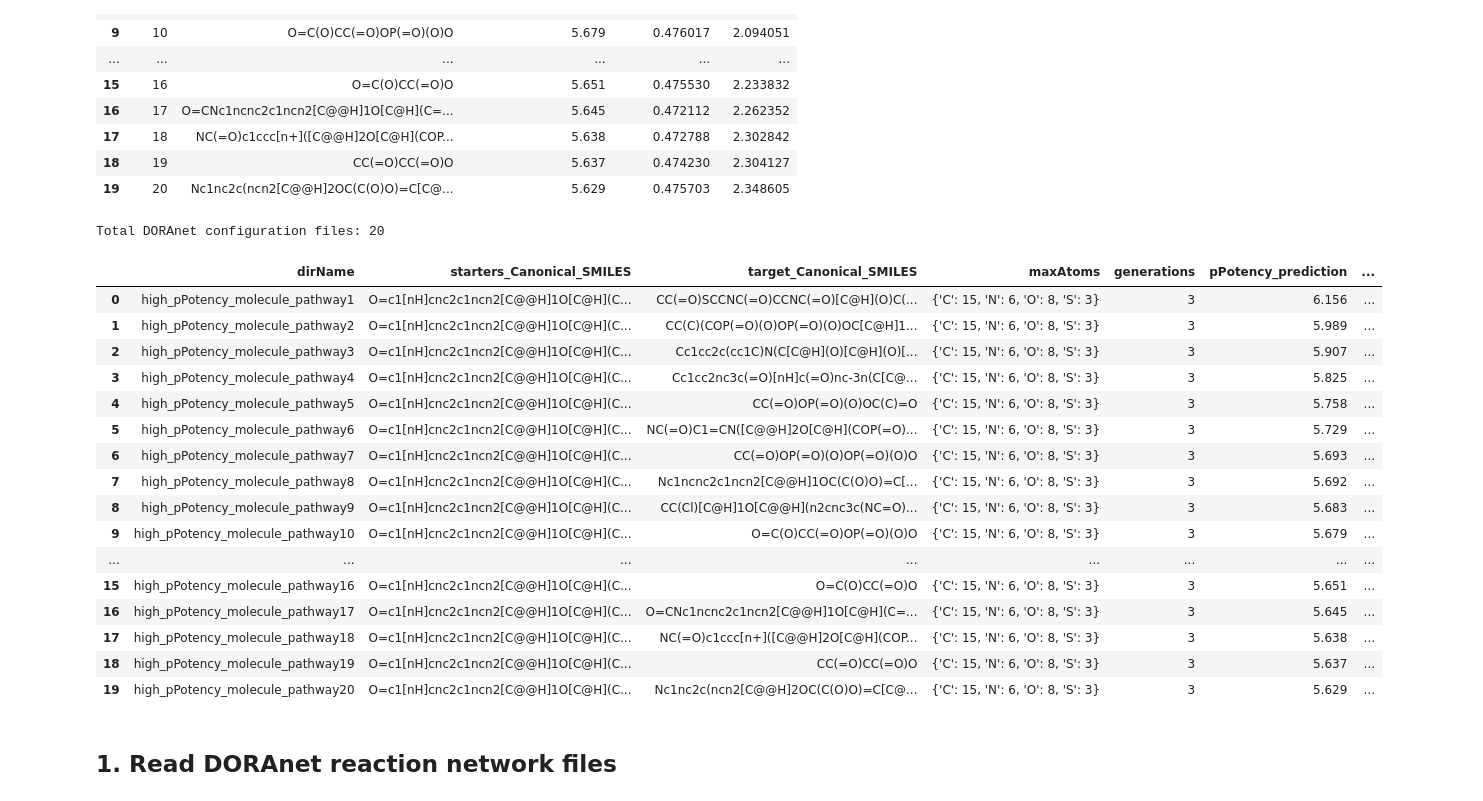
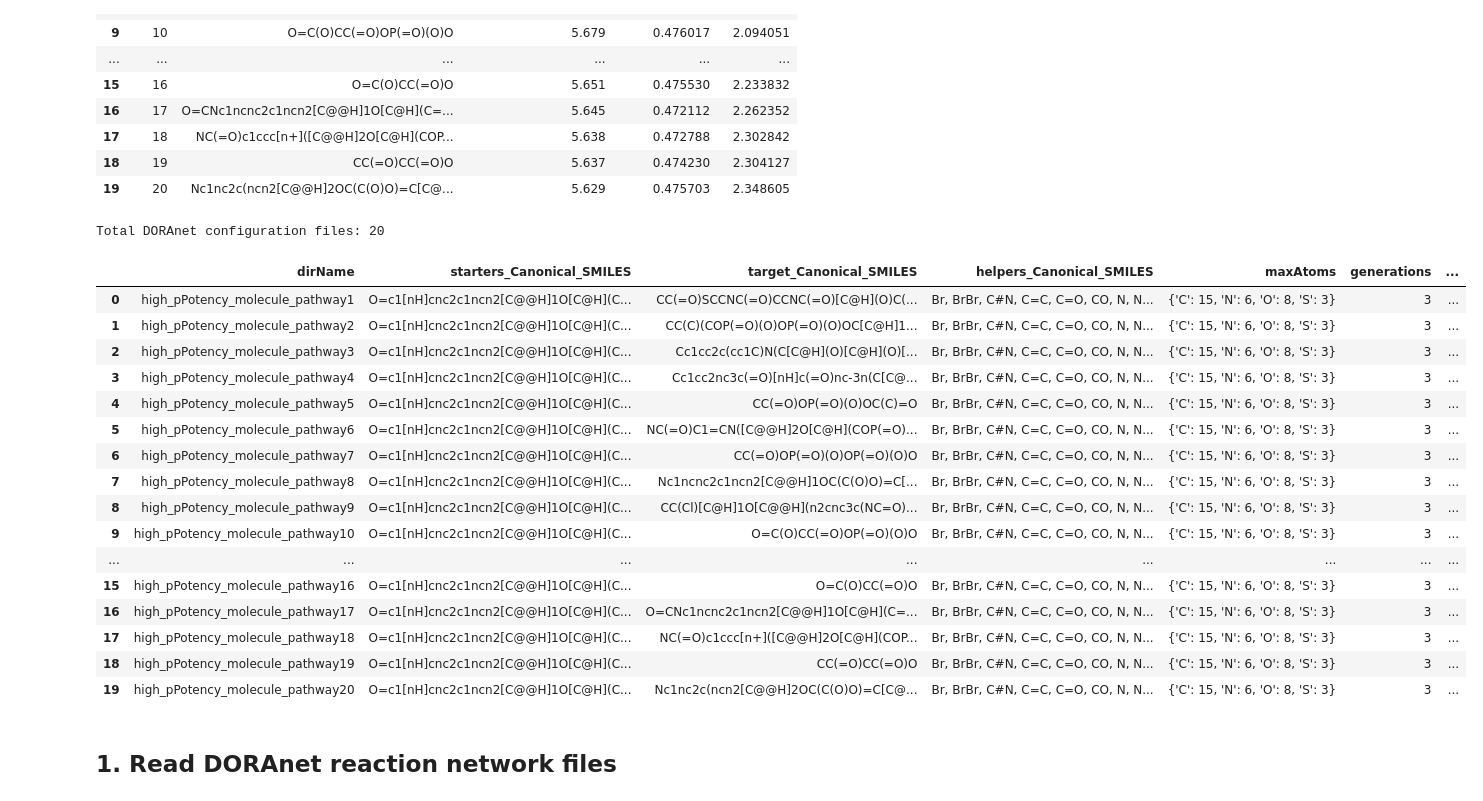
Before and after one commit to soumyadeepghosh35/DTRA_DrugDesign, a Jupyter notebook: DTRA_project_notebooks/Step10_DNA_design_pipeline.ipynb, the cells around one changed output. Cells and saved outputs as stored; diff of their text form; code cells hidden in the pictures.

Commit message:
DNA design pipeline with reconstructed pathways

```diff
--- a/DTRA_project_notebooks/Step10_DNA_design_pipeline.ipynb
+++ b/DTRA_project_notebooks/Step10_DNA_design_pipeline.ipynb
@@ -118,10 +94,22 @@ def canonicalizeSmilesCollection(x):
     return sorted(set(out))
 
 def parseLiteralFromScript(text, varName):
-    # captures lines like: varName = {...} or varName = 3
+    # captures lines like: varName = {...} / [...] / "..."
     m = re.search(rf"^\s*{re.escape(varName)}\s*=\s*(.+)\s*$", text, flags=re.MULTILINE)
     if not m:
         return None
+    raw = m.group(1).strip()
+    try:
+        return ast.literal_eval(raw)
+    except Exception:
+        return None
+
+def parseHelpersFromScript(text):
+    # Supports YAML-like line: helpers: ["O", ...]
+    m = re.search(r"^\s*helpers\s*:\s*(.+)\s*$", text, flags=re.MULTILINE)
+    if not m:
+        # fallback in case file uses python assignment: helpers = [...]
+        return parseLiteralFromScript(text, "helpers")
     raw = m.group(1).strip()
     try:
         return ast.literal_eval(raw)
@@ -141,68 +129,82 @@ for reproPath in allReproFiles:
     targetRaw = parseLiteralFromScript(txt, "target")
     maxAtomsRaw = parseLiteralFromScript(txt, "maxAtoms")
     generationsRaw = parseLiteralFromScript(txt, "generations")
+    helpersRaw = parseHelpersFromScript(txt)
 
     records.append({
         "dirName": reproPath.parent.name,
         "starters": canonicalizeSmilesCollection(startersRaw),
         "target": canonicalizeSmilesCollection(targetRaw),
+        "helpers": canonicalizeSmilesCollection(helpersRaw),   # NEW
         "maxAtoms": maxAtomsRaw if isinstance(maxAtomsRaw, dict) else None,
         "generations": int(generationsRaw) if generationsRaw is not None else None,
     })
 
-targetCompoundDir_DF = pd.DataFrame(records, columns=["dirName", "starters", "target", "maxAtoms", "generations"])
+targetCompoundDir_DF = pd.DataFrame(
+    records,
+    columns=["dirName", "starters", "target", "helpers", "maxAtoms", "generations"]  # NEW
+)
 
 print(f"Total DORAnet configuration files: {len(targetCompoundDir_DF)}")
 
-# targetCompoundDir_DF["target"] is a list (usually one SMILES). Create join key from first target SMILES.
+# join key from first target smiles
 targetCompoundDir_DF = targetCompoundDir_DF.copy()
 targetCompoundDir_DF["targetSmiles"] = targetCompoundDir_DF["target"].apply(
     lambda x: x[0] if isinstance(x, (list, tuple)) and len(x) > 0 else None
 )
 
-# Add columns from targetCompound_DF by matching Canonical_SMILES == targetSmiles
 colsToAdd = ["Canonical_SMILES", "pPotency_prediction", "pPotency_std", "IC50 (µM)"]
 targetCompoundDir_DF = targetCompoundDir_DF.merge(
     targetCompound_DF[colsToAdd].drop_duplicates(subset=["Canonical_SMILES"]),
     left_on="targetSmiles",
     right_on="Canonical_SMILES",
     how="left"
 ).drop(columns=["Canonical_SMILES"])
 
+targetCompoundDir_DF = targetCompoundDir_DF.drop(columns=["targetSmiles"])
+targetCompoundDir_DF = targetCompoundDir_DF.rename(columns={
+    "starters": "starters_Canonical_SMILES",
+    "target": "target_Canonical_SMILES",
+    "helpers": "helpers_Canonical_SMILES",
+})
 
-targetCompoundDir_DF = targetCompoundDir_DF.drop(columns=["targetSmiles"])
-targetCompoundDir_DF = targetCompoundDir_DF.rename(columns={'starters':'starters_Canonical_SMILES', 'target':'target_Canonical_SMILES'})
-targetCompoundDir_DF["starters_Canonical_SMILES"] = targetCompoundDir_DF["starters_Canonical_SMILES"].apply(
-    lambda x: ".".join(x) if isinstance(x, (list, tuple)) else ("" if pd.isna(x) else str(x))
+for c in ["starters_Canonical_SMILES", "target_Canonical_SMILES"]:
+    targetCompoundDir_DF[c] = targetCompoundDir_DF[c].apply(
+        lambda x: ".".join(x) if isinstance(x, (list, tuple)) else ("" if pd.isna(x) else str(x))
+    )
+
+# Keep helpers as separate entries joined by comma (not dot)
+targetCompoundDir_DF["helpers_Canonical_SMILES"] = targetCompoundDir_DF["helpers_Canonical_SMILES"].apply(
+    lambda x: ", ".join(x) if isinstance(x, (list, tuple)) else ("" if pd.isna(x) else str(x))
 )
 
-targetCompoundDir_DF["target_Canonical_SMILES"] = targetCompoundDir_DF["target_Canonical_SMILES"].apply(
-    lambda x: ".".join(x) if isinstance(x, (list, tuple)) else ("" if pd.isna(x) else str(x))
-)
 targetCompoundDir_DF = targetCompoundDir_DF.sort_values(
-    by="pPotency_prediction",
-    ascending=False
+    by="pPotency_prediction", ascending=False
 ).reset_index(drop=True)
+
+# safer path handling
+outputPath = Path(DNADesignResultsDir) / "targetCompoundDir_DF.csv"
+targetCompoundDir_DF.to_csv(outputPath, index=False)
 targetCompoundDir_DF
 # %% [output]
 Total DORAnet configuration files: 20
-|  | dirName | starters_Canonical_SMILES | target_Canonical_SMILES | maxAtoms | generations | pPotency_prediction | ... |
-| 0 | high_pPotency_molecule_pathway1 | O=c1[nH]cnc2c1ncn2[C@@H]1O[C@H](C... | CC(=O)SCCNC(=O)CCNC(=O)[C@H](O)C(... | {'C': 15, 'N': 6, 'O': 8, 'S': 3} | 3 | 6.156 | ... |
-| 1 | high_pPotency_molecule_pathway2 | O=c1[nH]cnc2c1ncn2[C@@H]1O[C@H](C... | CC(C)(COP(=O)(O)OP(=O)(O)OC[C@H]1... | {'C': 15, 'N': 6, 'O': 8, 'S': 3} | 3 | 5.989 | ... |
-| 2 | high_pPotency_molecule_pathway3 | O=c1[nH]cnc2c1ncn2[C@@H]1O[C@H](C... | Cc1cc2c(cc1C)N(C[C@H](O)[C@H](O)[... | {'C': 15, 'N': 6, 'O': 8, 'S': 3} | 3 | 5.907 | ... |
-| 3 | high_pPotency_molecule_pathway4 | O=c1[nH]cnc2c1ncn2[C@@H]1O[C@H](C... | Cc1cc2nc3c(=O)[nH]c(=O)nc-3n(C[C@... | {'C': 15, 'N': 6, 'O': 8, 'S': 3} | 3 | 5.825 | ... |
-| 4 | high_pPotency_molecule_pathway5 | O=c1[nH]cnc2c1ncn2[C@@H]1O[C@H](C... | CC(=O)OP(=O)(O)OC(C)=O | {'C': 15, 'N': 6, 'O': 8, 'S': 3} | 3 | 5.758 | ... |
-| 5 | high_pPotency_molecule_pathway6 | O=c1[nH]cnc2c1ncn2[C@@H]1O[C@H](C... | NC(=O)C1=CN([C@@H]2O[C@H](COP(=O)... | {'C': 15, 'N': 6, 'O': 8, 'S': 3} | 3 | 5.729 | ... |
-| 6 | high_pPotency_molecule_pathway7 | O=c1[nH]cnc2c1ncn2[C@@H]1O[C@H](C... | CC(=O)OP(=O)(O)OP(=O)(O)O | {'C': 15, 'N': 6, 'O': 8, 'S': 3} | 3 | 5.693 | ... |
-| 7 | high_pPotency_molecule_pathway8 | O=c1[nH]cnc2c1ncn2[C@@H]1O[C@H](C... | Nc1ncnc2c1ncn2[C@@H]1OC(C(O)O)=C[... | {'C': 15, 'N': 6, 'O': 8, 'S': 3} | 3 | 5.692 | ... |
-| 8 | high_pPotency_molecule_pathway9 | O=c1[nH]cnc2c1ncn2[C@@H]1O[C@H](C... | CC(Cl)[C@H]1O[C@@H](n2cnc3c(NC=O)... | {'C': 15, 'N': 6, 'O': 8, 'S': 3} | 3 | 5.683 | ... |
-| 9 | high_pPotency_molecule_pathway10 | O=c1[nH]cnc2c1ncn2[C@@H]1O[C@H](C... | O=C(O)CC(=O)OP(=O)(O)O | {'C': 15, 'N': 6, 'O': 8, 'S': 3} | 3 | 5.679 | ... |
+|  | dirName | starters_Canonical_SMILES | target_Canonical_SMILES | helpers_Canonical_SMILES | maxAtoms | generations | ... |
+| 0 | high_pPotency_molecule_pathway1 | O=c1[nH]cnc2c1ncn2[C@@H]1O[C@H](C... | CC(=O)SCCNC(=O)CCNC(=O)[C@H](O)C(... | Br, BrBr, C#N, C=C, C=O, CO, N, N... | {'C': 15, 'N': 6, 'O': 8, 'S': 3} | 3 | ... |
+| 1 | high_pPotency_molecule_pathway2 | O=c1[nH]cnc2c1ncn2[C@@H]1O[C@H](C... | CC(C)(COP(=O)(O)OP(=O)(O)OC[C@H]1... | Br, BrBr, C#N, C=C, C=O, CO, N, N... | {'C': 15, 'N': 6, 'O': 8, 'S': 3} | 3 | ... |
+| 2 | high_pPotency_molecule_pathway3 | O=c1[nH]cnc2c1ncn2[C@@H]1O[C@H](C... | Cc1cc2c(cc1C)N(C[C@H](O)[C@H](O)[... | Br, BrBr, C#N, C=C, C=O, CO, N, N... | {'C': 15, 'N': 6, 'O': 8, 'S': 3} | 3 | ... |
+| 3 | high_pPotency_molecule_pathway4 | O=c1[nH]cnc2c1ncn2[C@@H]1O[C@H](C... | Cc1cc2nc3c(=O)[nH]c(=O)nc-3n(C[C@... | Br, BrBr, C#N, C=C, C=O, CO, N, N... | {'C': 15, 'N': 6, 'O': 8, 'S': 3} | 3 | ... |
+| 4 | high_pPotency_molecule_pathway5 | O=c1[nH]cnc2c1ncn2[C@@H]1O[C@H](C... | CC(=O)OP(=O)(O)OC(C)=O | Br, BrBr, C#N, C=C, C=O, CO, N, N... | {'C': 15, 'N': 6, 'O': 8, 'S': 3} | 3 | ... |
+| 5 | high_pPotency_molecule_pathway6 | O=c1[nH]cnc2c1ncn2[C@@H]1O[C@H](C... | NC(=O)C1=CN([C@@H]2O[C@H](COP(=O)... | Br, BrBr, C#N, C=C, C=O, CO, N, N... | {'C': 15, 'N': 6, 'O': 8, 'S': 3} | 3 | ... |
+| 6 | high_pPotency_molecule_pathway7 | O=c1[nH]cnc2c1ncn2[C@@H]1O[C@H](C... | CC(=O)OP(=O)(O)OP(=O)(O)O | Br, BrBr, C#N, C=C, C=O, CO, N, N... | {'C': 15, 'N': 6, 'O': 8, 'S': 3} | 3 | ... |
+| 7 | high_pPotency_molecule_pathway8 | O=c1[nH]cnc2c1ncn2[C@@H]1O[C@H](C... | Nc1ncnc2c1ncn2[C@@H]1OC(C(O)O)=C[... | Br, BrBr, C#N, C=C, C=O, CO, N, N... | {'C': 15, 'N': 6, 'O': 8, 'S': 3} | 3 | ... |
+| 8 | high_pPotency_molecule_pathway9 | O=c1[nH]cnc2c1ncn2[C@@H]1O[C@H](C... | CC(Cl)[C@H]1O[C@@H](n2cnc3c(NC=O)... | Br, BrBr, C#N, C=C, C=O, CO, N, N... | {'C': 15, 'N': 6, 'O': 8, 'S': 3} | 3 | ... |
+| 9 | high_pPotency_molecule_pathway10 | O=c1[nH]cnc2c1ncn2[C@@H]1O[C@H](C... | O=C(O)CC(=O)OP(=O)(O)O | Br, BrBr, C#N, C=C, C=O, CO, N, N... | {'C': 15, 'N': 6, 'O': 8, 'S': 3} | 3 | ... |
 | ... | ... | ... | ... | ... | ... | ... | ... |
-| 15 | high_pPotency_molecule_pathway16 | O=c1[nH]cnc2c1ncn2[C@@H]1O[C@H](C... | O=C(O)CC(=O)O | {'C': 15, 'N': 6, 'O': 8, 'S': 3} | 3 | 5.651 | ... |
-| 16 | high_pPotency_molecule_pathway17 | O=c1[nH]cnc2c1ncn2[C@@H]1O[C@H](C... | O=CNc1ncnc2c1ncn2[C@@H]1O[C@H](C=... | {'C': 15, 'N': 6, 'O': 8, 'S': 3} | 3 | 5.645 | ... |
-| 17 | high_pPotency_molecule_pathway18 | O=c1[nH]cnc2c1ncn2[C@@H]1O[C@H](C... | NC(=O)c1ccc[n+]([C@@H]2O[C@H](COP... | {'C': 15, 'N': 6, 'O': 8, 'S': 3} | 3 | 5.638 | ... |
-| 18 | high_pPotency_molecule_pathway19 | O=c1[nH]cnc2c1ncn2[C@@H]1O[C@H](C... | CC(=O)CC(=O)O | {'C': 15, 'N': 6, 'O': 8, 'S': 3} | 3 | 5.637 | ... |
-| 19 | high_pPotency_molecule_pathway20 | O=c1[nH]cnc2c1ncn2[C@@H]1O[C@H](C... | Nc1nc2c(ncn2[C@@H]2OC(C(O)O)=C[C@... | {'C': 15, 'N': 6, 'O': 8, 'S': 3} | 3 | 5.629 | ... |
+| 15 | high_pPotency_molecule_pathway16 | O=c1[nH]cnc2c1ncn2[C@@H]1O[C@H](C... | O=C(O)CC(=O)O | Br, BrBr, C#N, C=C, C=O, CO, N, N... | {'C': 15, 'N': 6, 'O': 8, 'S': 3} | 3 | ... |
+| 16 | high_pPotency_molecule_pathway17 | O=c1[nH]cnc2c1ncn2[C@@H]1O[C@H](C... | O=CNc1ncnc2c1ncn2[C@@H]1O[C@H](C=... | Br, BrBr, C#N, C=C, C=O, CO, N, N... | {'C': 15, 'N': 6, 'O': 8, 'S': 3} | 3 | ... |
+| 17 | high_pPotency_molecule_pathway18 | O=c1[nH]cnc2c1ncn2[C@@H]1O[C@H](C... | NC(=O)c1ccc[n+]([C@@H]2O[C@H](COP... | Br, BrBr, C#N, C=C, C=O, CO, N, N... | {'C': 15, 'N': 6, 'O': 8, 'S': 3} | 3 | ... |
+| 18 | high_pPotency_molecule_pathway19 | O=c1[nH]cnc2c1ncn2[C@@H]1O[C@H](C... | CC(=O)CC(=O)O | Br, BrBr, C#N, C=C, C=O, CO, N, N... | {'C': 15, 'N': 6, 'O': 8, 'S': 3} | 3 | ... |
+| 19 | high_pPotency_molecule_pathway20 | O=c1[nH]cnc2c1ncn2[C@@H]1O[C@H](C... | Nc1nc2c(ncn2[C@@H]2OC(C(O)O)=C[C@... | Br, BrBr, C#N, C=C, C=O, CO, N, N... | {'C': 15, 'N': 6, 'O': 8, 'S': 3} | 3 | ... |
 # %% [markdown]
 ## 1. Read DORAnet reaction network files
 # %%
```
Also changed, not shown: parts of 3 cells of this notebook, 43 other files.
